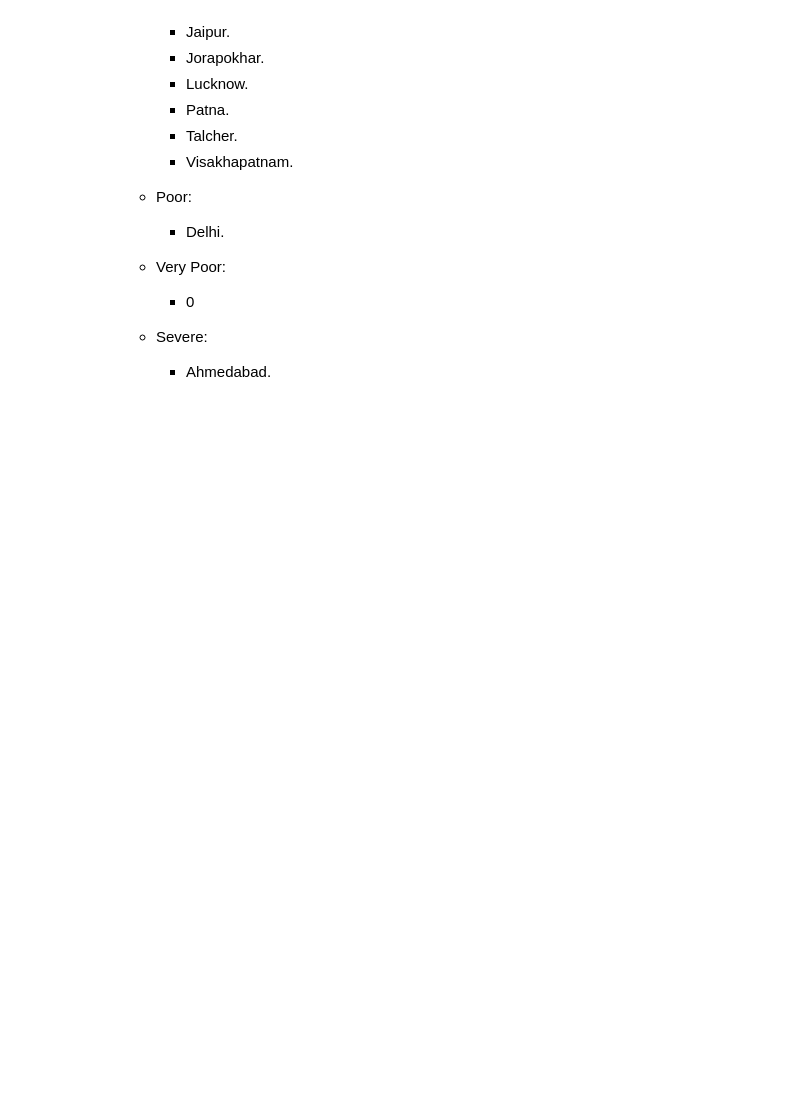
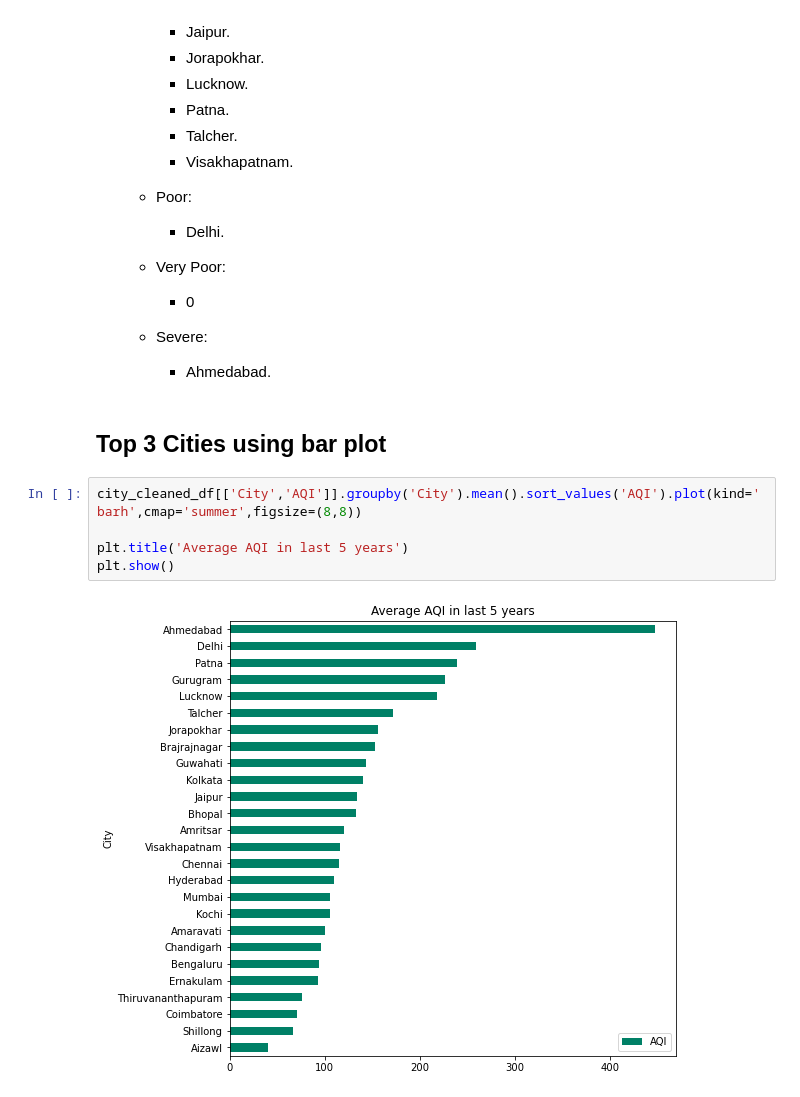
Before and after one commit to Thunderbolt9/Air-Quality-index, a Jupyter notebook: Air Quality index.ipynb, the cells around one changed output. Cells and saved outputs as stored; diff of their text form; blank space fills up the shorter version.

```diff
--- a/Air Quality index.ipynb
+++ b/Air Quality index.ipynb
@@ -196,3 +196,12 @@ plt.show()
     - 0
   - Severe:
     - Ahmedabad.
+# %% [markdown]
+## Top 3 Cities using bar plot
+# %%
+city_cleaned_df[['City','AQI']].groupby('City').mean().sort_values('AQI').plot(kind='barh',cmap='summer',figsize=(8,8))
+
+plt.title('Average AQI in last 5 years')
+plt.show()
+# %% [output]
+[figure, added]
```
